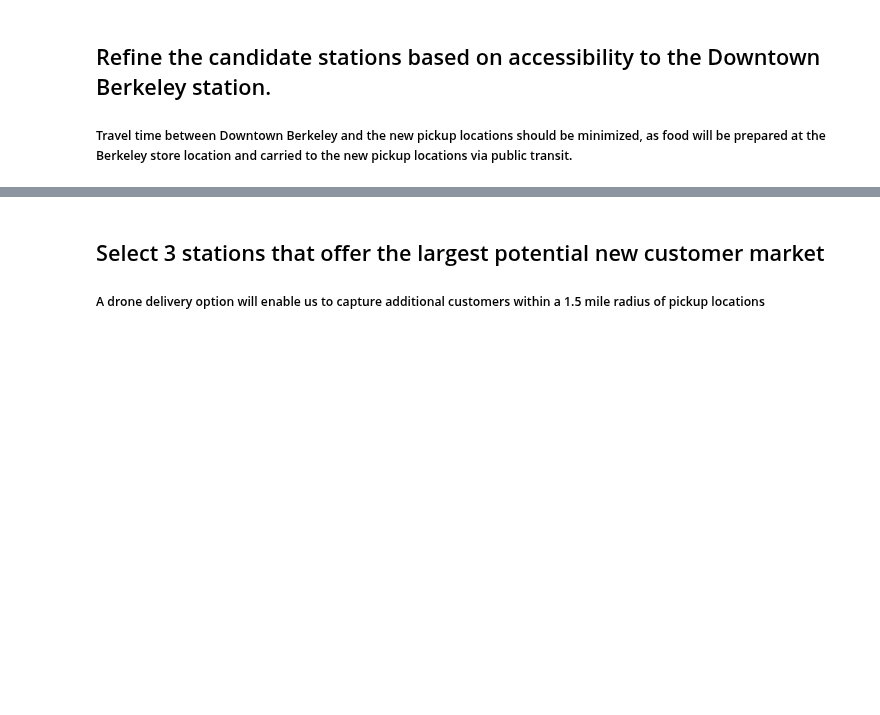
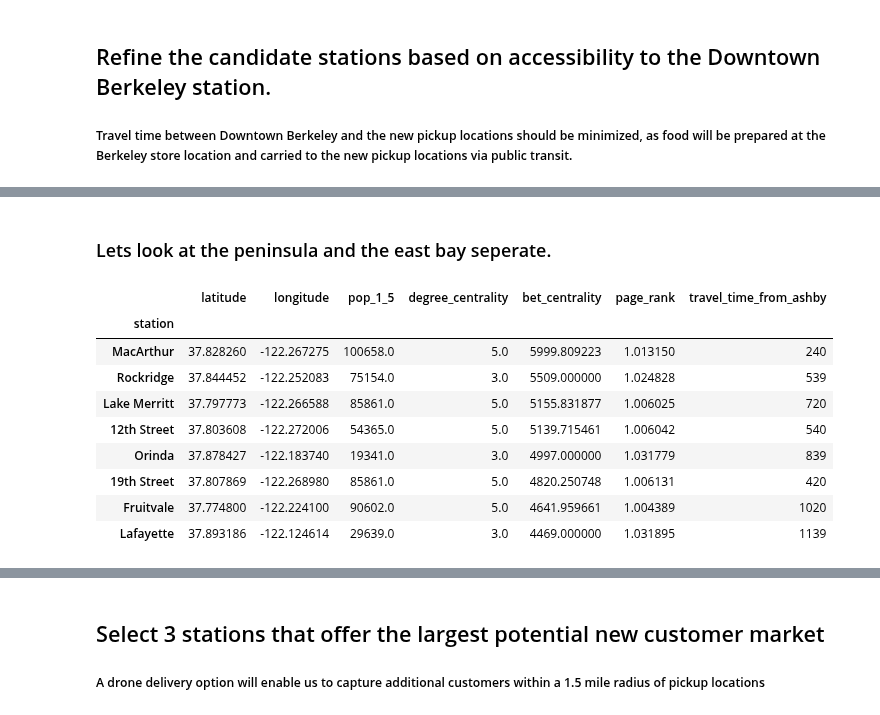
Before and after one commit to jvgalvin/Portfolio, a Jupyter notebook: notebooks/new_combined.ipynb, the cells around one changed output, grey strips where cells are left out. Drawn from its saved outputs; the diff is of its cells as text; code cells hidden in the pictures; blank space fills up the shorter version.

```diff
--- a/notebooks/new_combined.ipynb
+++ b/notebooks/new_combined.ipynb
@@ -516,0 +480,23 @@ potentials.sort_values("travel_time_from_ashby")
+# %% [markdown]
+### Lets look at the peninsula and the east bay seperate.
+# %%
+peninsula = ["16th Street Mission","24th Street Mission","Balboa Park","Civic Center","Colma","Daly City","Embarcadero","Glen Park","Millbrae","Powell Street","San Bruno","SFO","South San Francisco"]
+
+df_eastbay = df.copy(deep=True)
+
+for station in peninsula:
+
+    df_eastbay.drop(index=station,inplace=True)
+# %%
+df_eastbay.sort_values(by=["bet_centrality"],ascending=False).head(8)
+# %% [output]
+|  | latitude | longitude | pop_1_5 | degree_centrality | bet_centrality | page_rank | travel_time_from_ashby |
+| station |  |  |  |  |  |  |  |
+| MacArthur | 37.828260 | -122.267275 | 100658.0 | 5.0 | 5999.809223 | 1.013150 | 240 |
+| Rockridge | 37.844452 | -122.252083 | 75154.0 | 3.0 | 5509.000000 | 1.024828 | 539 |
+| Lake Merritt | 37.797773 | -122.266588 | 85861.0 | 5.0 | 5155.831877 | 1.006025 | 720 |
+| 12th Street | 37.803608 | -122.272006 | 54365.0 | 5.0 | 5139.715461 | 1.006042 | 540 |
+| Orinda | 37.878427 | -122.183740 | 19341.0 | 3.0 | 4997.000000 | 1.031779 | 839 |
+| 19th Street | 37.807869 | -122.268980 | 85861.0 | 5.0 | 4820.250748 | 1.006131 | 420 |
+| Fruitvale | 37.774800 | -122.224100 | 90602.0 | 5.0 | 4641.959661 | 1.004389 | 1020 |
+| Lafayette | 37.893186 | -122.124614 | 29639.0 | 3.0 | 4469.000000 | 1.031895 | 1139 |
```
Also changed, not shown: parts of 5 cells of this notebook.
